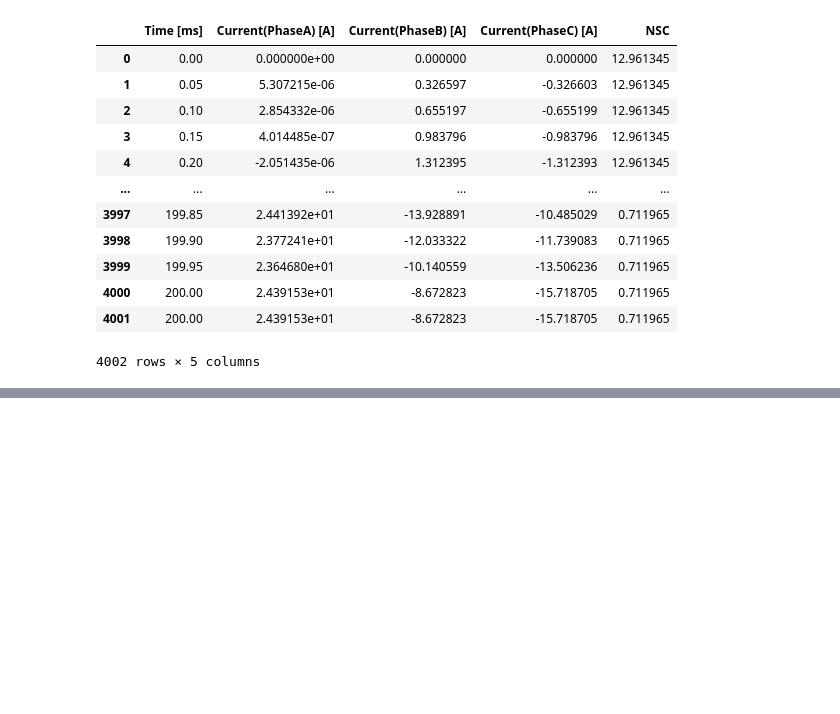
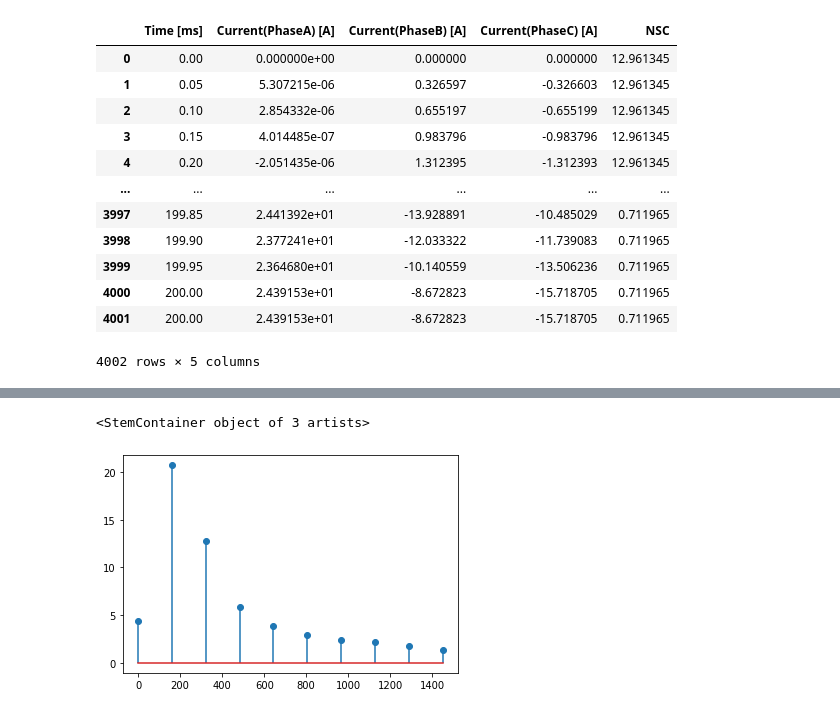
Before and after one commit to sojukang/Detection-of-inter-turn-short-circuit-fault-in-PMSM-using-SVM-and-negative-sequence-current, a Jupyter notebook: preprocessing/test_4800rpm.ipynb, the cells around one changed output, grey strips where cells are left out. Saved outputs shown, nothing was run; the diff lists cells and outputs as text; code cells hidden in the pictures; blank space fills up the shorter version.

```diff
--- a/preprocessing/test_4800rpm.ipynb
+++ b/preprocessing/test_4800rpm.ipynb
@@ -95,3 +95,8 @@ plt.show()
+# %%
+plt.stem(x_f[:10], y_f[:10])
+# %% [output]
+<StemContainer object of 3 artists>
+[figure, added]
 # %%
 x_f, y_f = preprocessed_healthy.dft('Current(PhaseB) [A]')
 x_f2, y_f2 = preprocessed_1turn_1rf.dft('Current(PhaseB) [A]')
```
Also changed, not shown: parts of 5 cells of this notebook, 2 other files.
